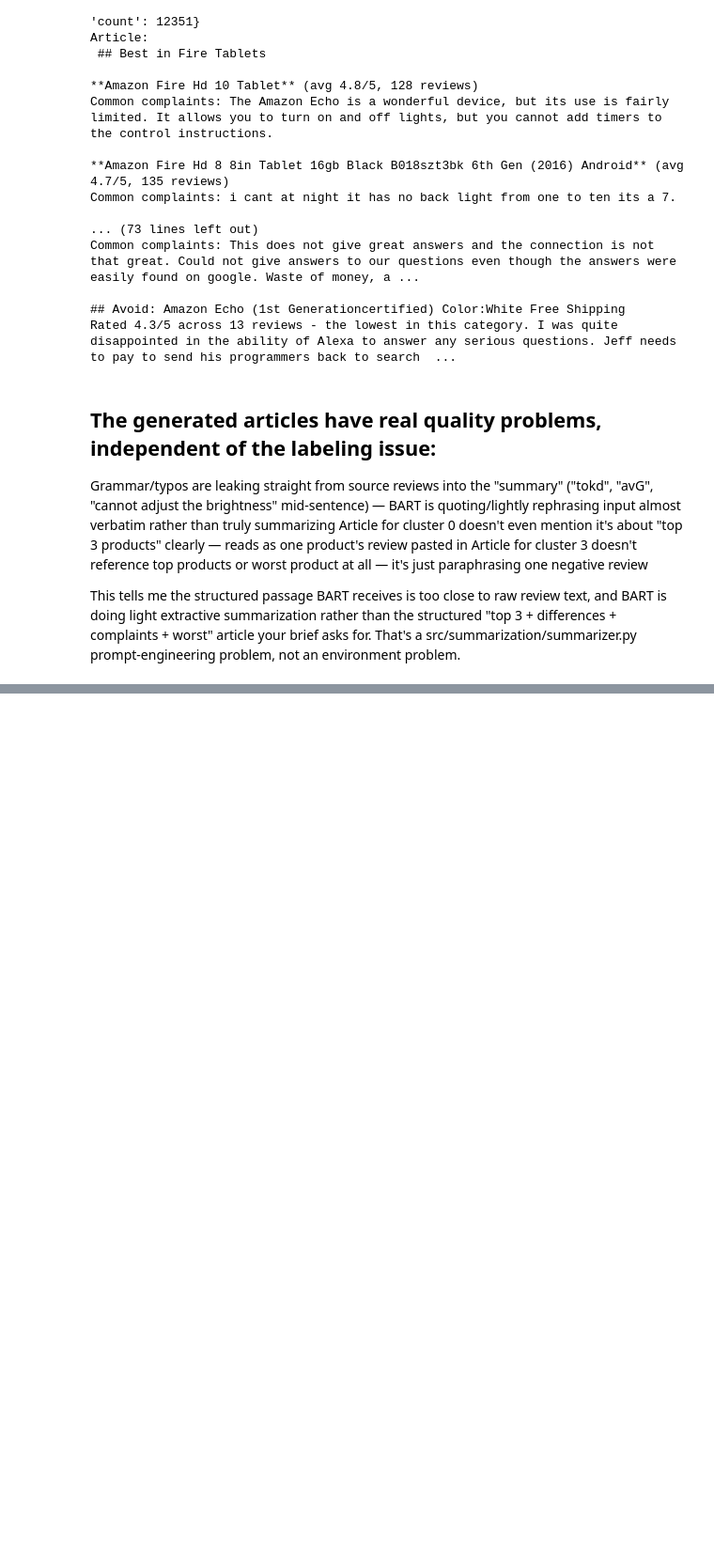
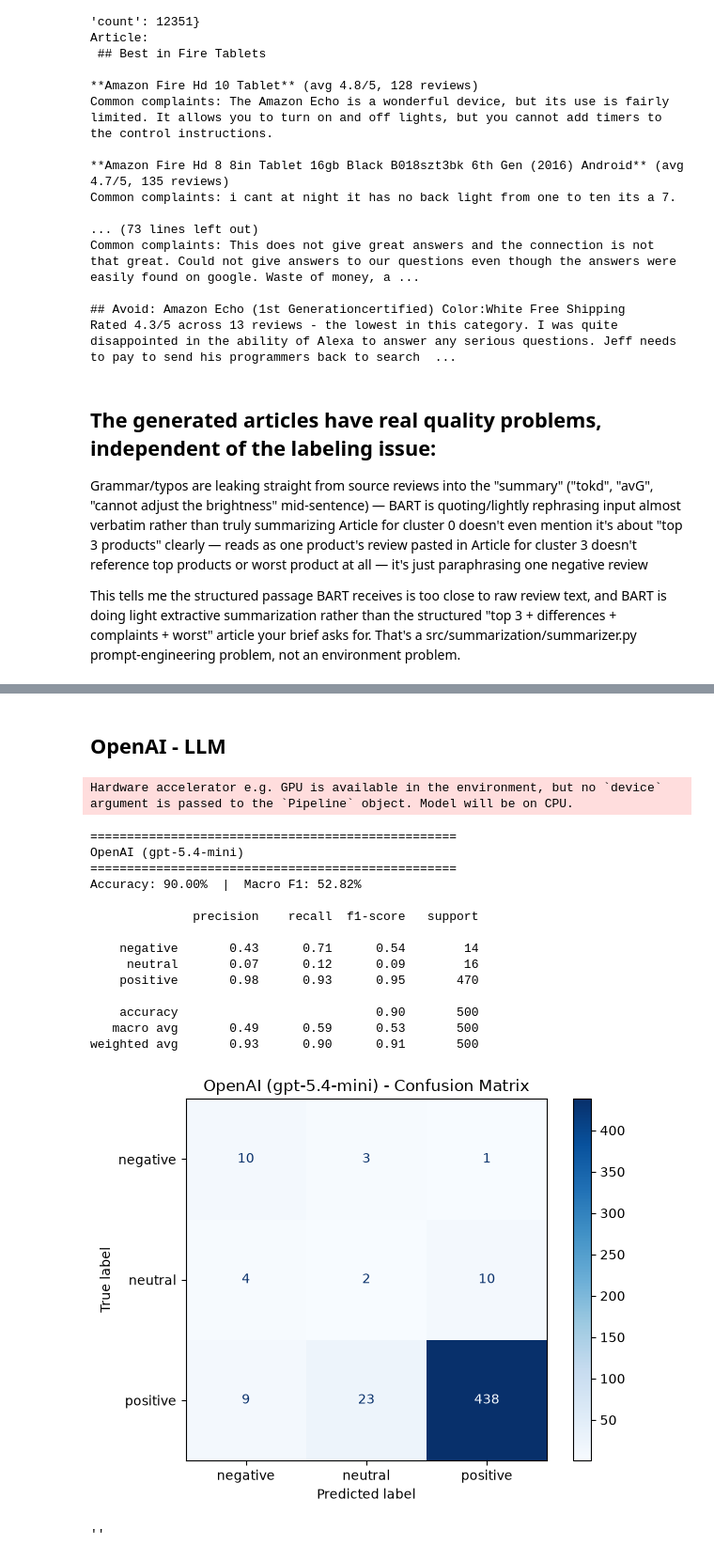
Before and after one commit to amer-baniodeh/Project---Automated-Reviews, a Jupyter notebook: notebooks/testing_playground.ipynb, the cells around one changed output, grey strips where cells are left out. Shown at 94% size. Cells and saved outputs as stored; diff of their text form; code cells hidden in the pictures; blank space fills up the shorter version.

```diff
--- a/notebooks/testing_playground.ipynb
+++ b/notebooks/testing_playground.ipynb
@@ -41,0 +207,39 @@ This tells me the structured passage BART receives is too close to raw review te
+# %% [markdown]
+## OpenAI - LLM
+# %%
+#%pip install openai
+from openai import OpenAI
+import getpass
+os.environ["OPENAI_API_KEY"] = getpass.getpass("Enter your OpenAI API key: ")
+
+# Reload the module so it picks up the env var fresh (lru_cache on the client otherwise persists)
+import importlib
+import src.sentiment.classifier as classifier_module
+importlib.reload(classifier_module)
+
+preds = classifier_module.predict_sentiment_batch(eval_df['review_text'].tolist())
+eval_df['pred_openai'] = [p['label'] for p in preds]
+
+result = evaluate_predictions(eval_df['true_sentiment'], eval_df['pred_openai'], "OpenAI (gpt-5.4-mini)")
+all_results.append(result)
+
+# Clear the key from this session once done, so it's not sitting in memory/notebook state
+os.environ.pop("OPENAI_API_KEY", None)
+# %% [output]
+Hardware accelerator e.g. GPU is available in the environment, but no `device` argument is passed to the `Pipeline` object. Model will be on CPU.
+==================================================
+OpenAI (gpt-5.4-mini)
+==================================================
+Accuracy: 90.00%  |  Macro F1: 52.82%
+
+              precision    recall  f1-score   support
+
+    negative       0.43      0.71      0.54        14
+     neutral       0.07      0.12      0.09        16
+    positive       0.98      0.93      0.95       470
+
+    accuracy                           0.90       500
+   macro avg       0.49      0.59      0.53       500
+weighted avg       0.93      0.90      0.91       500
+[figure, added]
+''
```
Also changed, not shown: parts of 14 cells of this notebook, 6 other files.
